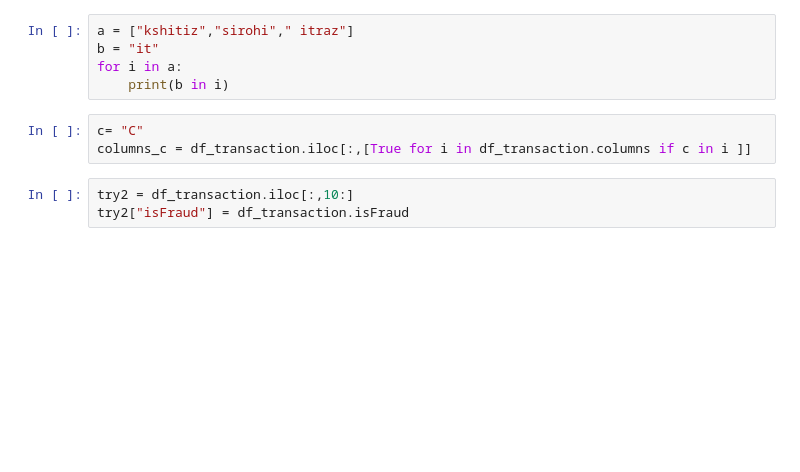
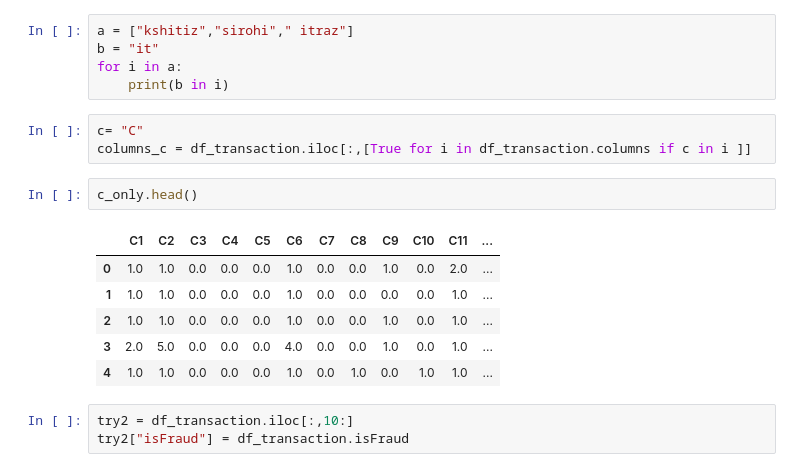
Before and after one commit to zigzagktz/Fraud-Detection-From-Customer-Transaction, a Jupyter notebook: anomaly detection.ipynb, the cells around one changed output. Drawn from its saved outputs; the diff is of its cells as text; blank space fills up the shorter version.

```diff
--- a/anomaly detection.ipynb
+++ b/anomaly detection.ipynb
@@ -235,6 +470,15 @@ for i in a:
 # %%
 c= "C"
 columns_c = df_transaction.iloc[:,[True for i in df_transaction.columns if c in i ]]
+# %%
+c_only.head()
+# %% [output]
+|  | C1 | C2 | C3 | C4 | C5 | C6 | C7 | C8 | C9 | C10 | C11 | ... |
+| 0 | 1.0 | 1.0 | 0.0 | 0.0 | 0.0 | 1.0 | 0.0 | 0.0 | 1.0 | 0.0 | 2.0 | ... |
+| 1 | 1.0 | 1.0 | 0.0 | 0.0 | 0.0 | 1.0 | 0.0 | 0.0 | 0.0 | 0.0 | 1.0 | ... |
+| 2 | 1.0 | 1.0 | 0.0 | 0.0 | 0.0 | 1.0 | 0.0 | 0.0 | 1.0 | 0.0 | 1.0 | ... |
+| 3 | 2.0 | 5.0 | 0.0 | 0.0 | 0.0 | 4.0 | 0.0 | 0.0 | 1.0 | 0.0 | 1.0 | ... |
+| 4 | 1.0 | 1.0 | 0.0 | 0.0 | 0.0 | 1.0 | 0.0 | 1.0 | 0.0 | 1.0 | 1.0 | ... |
 # %%
 try2 = df_transaction.iloc[:,10:]
 try2["isFraud"] = df_transaction.isFraud
```
Also changed, not shown: parts of 30 cells of this notebook.
